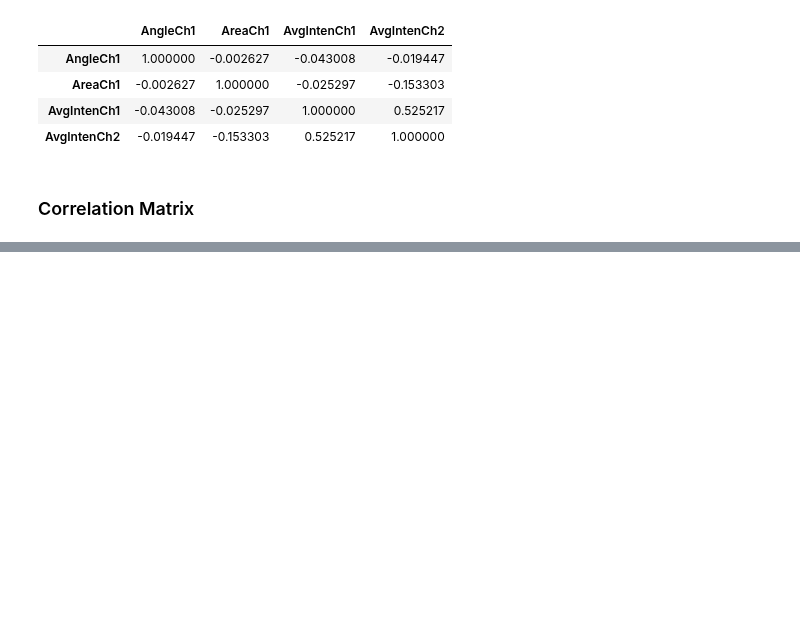
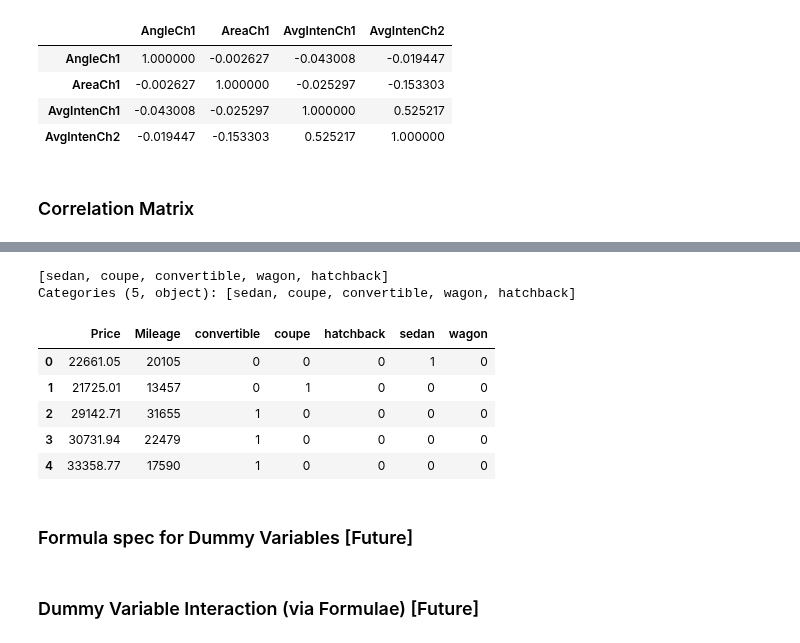
Before and after one commit to rickhaffey/stats-apm, a Jupyter notebook: computing-python/Computing-Chapter-03-Python.ipynb, the cells around one changed output, grey strips where cells are left out. Drawn from its saved outputs; the diff is of its cells as text; code cells hidden in the pictures; blank space fills up the shorter version.

```diff
--- a/computing-python/Computing-Chapter-03-Python.ipynb
+++ b/computing-python/Computing-Chapter-03-Python.ipynb
@@ -236,0 +285,4 @@ corrs = pd.melt(temp, id_vars=['index'])
+# %%
+carSubset = pd.read_csv(DATA_PATH + "/carSubset.csv")
+carSubset.Type = carSubset.Type.astype('category')
+carSubset.head()
@@ -236,0 +296,19 @@ corrs = pd.melt(temp, id_vars=['index'])
+# %%
+carSubset.Type.unique()
+# %% [output]
+[sedan, coupe, convertible, wagon, hatchback]
+Categories (5, object): [sedan, coupe, convertible, wagon, hatchback]
+# %%
+carSubset = pd.get_dummies(carSubset, columns=['Type'], prefix=[None]) #, drop_first=True, prefix='type')
+carSubset.head()
+# %% [output]
+|  | Price | Mileage | convertible | coupe | hatchback | sedan | wagon |
+| 0 | 22661.05 | 20105 | 0 | 0 | 0 | 1 | 0 |
+| 1 | 21725.01 | 13457 | 0 | 1 | 0 | 0 | 0 |
+| 2 | 29142.71 | 31655 | 1 | 0 | 0 | 0 | 0 |
+| 3 | 30731.94 | 22479 | 1 | 0 | 0 | 0 | 0 |
+| 4 | 33358.77 | 17590 | 1 | 0 | 0 | 0 | 0 |
+# %% [markdown]
+### Formula spec for Dummy Variables [Future]
+# %% [markdown]
+### Dummy Variable Interaction (via Formulae) [Future]
```
Also changed, not shown: parts of 12 cells of this notebook, 4 other files.
